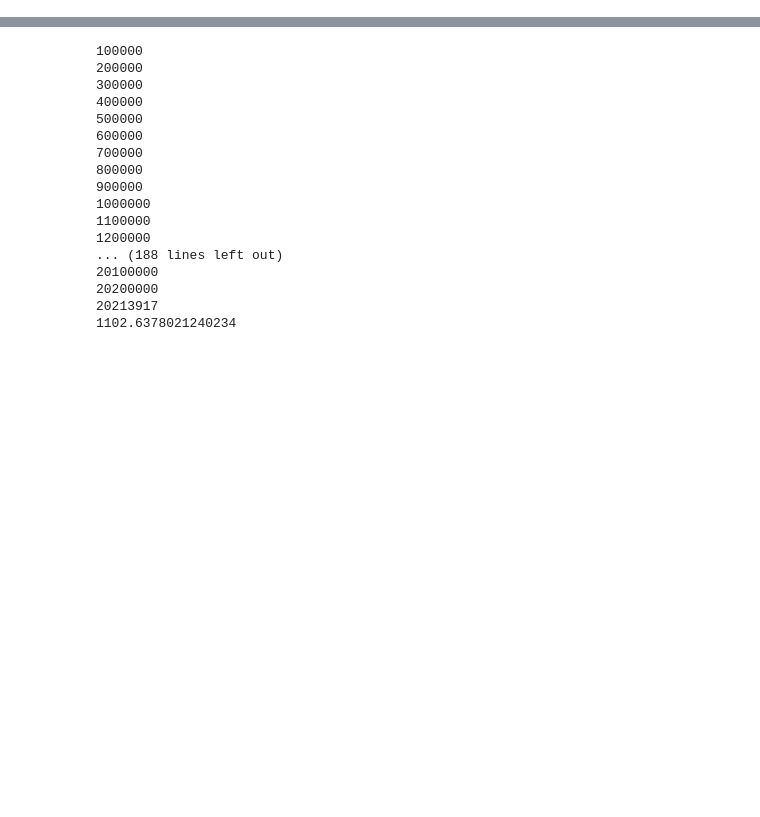
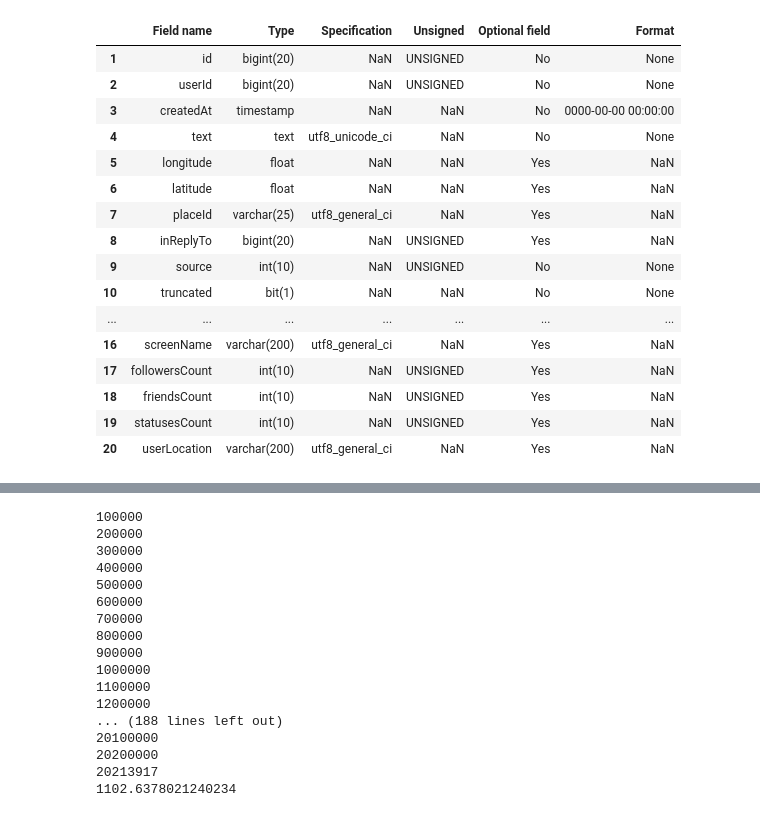
Before and after one commit to brunowicht/ada_project, a Jupyter notebook: project/cleaning.ipynb, the cells around one changed output, grey strips where cells are left out. Cells and saved outputs as stored; diff of their text form; code cells hidden in the pictures; blank space fills up the shorter version.

```diff
--- a/project/cleaning.ipynb
+++ b/project/cleaning.ipynb
@@ -6,0 +15,22 @@ import json
+# %%
+schema = pd.read_table('twitter-swisscom/schema.txt', delimiter='    ', engine='python',
+                       names=['Field name', 'Type', 'Specification', 'Unsigned', 'Optional field', 'Format'] )
+schema
+# %% [output]
+|  | Field name | Type | Specification | Unsigned | Optional field | Format |
+| 1 | id | bigint(20) | NaN | UNSIGNED | No | None |
+| 2 | userId | bigint(20) | NaN | UNSIGNED | No | None |
+| 3 | createdAt | timestamp | NaN | NaN | No | 0000-00-00 00:00:00 |
+| 4 | text | text | utf8_unicode_ci | NaN | No | None |
+| 5 | longitude | float | NaN | NaN | Yes | NaN |
+| 6 | latitude | float | NaN | NaN | Yes | NaN |
+| 7 | placeId | varchar(25) | utf8_general_ci | NaN | Yes | NaN |
+| 8 | inReplyTo | bigint(20) | NaN | UNSIGNED | Yes | NaN |
+| 9 | source | int(10) | NaN | UNSIGNED | No | None |
+| 10 | truncated | bit(1) | NaN | NaN | No | None |
+| ... | ... | ... | ... | ... | ... | ... |
+| 16 | screenName | varchar(200) | utf8_general_ci | NaN | Yes | NaN |
+| 17 | followersCount | int(10) | NaN | UNSIGNED | Yes | NaN |
+| 18 | friendsCount | int(10) | NaN | UNSIGNED | Yes | NaN |
+| 19 | statusesCount | int(10) | NaN | UNSIGNED | Yes | NaN |
+| 20 | userLocation | varchar(200) | utf8_general_ci | NaN | Yes | NaN |
```
Also changed, not shown: parts of 9 cells of this notebook, 2 other files.
